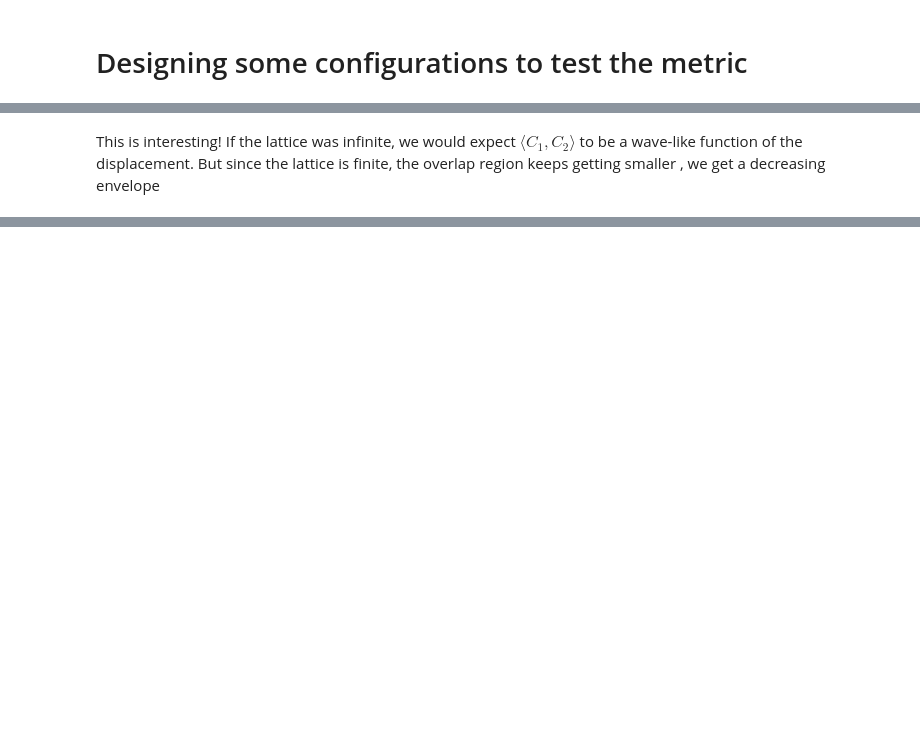
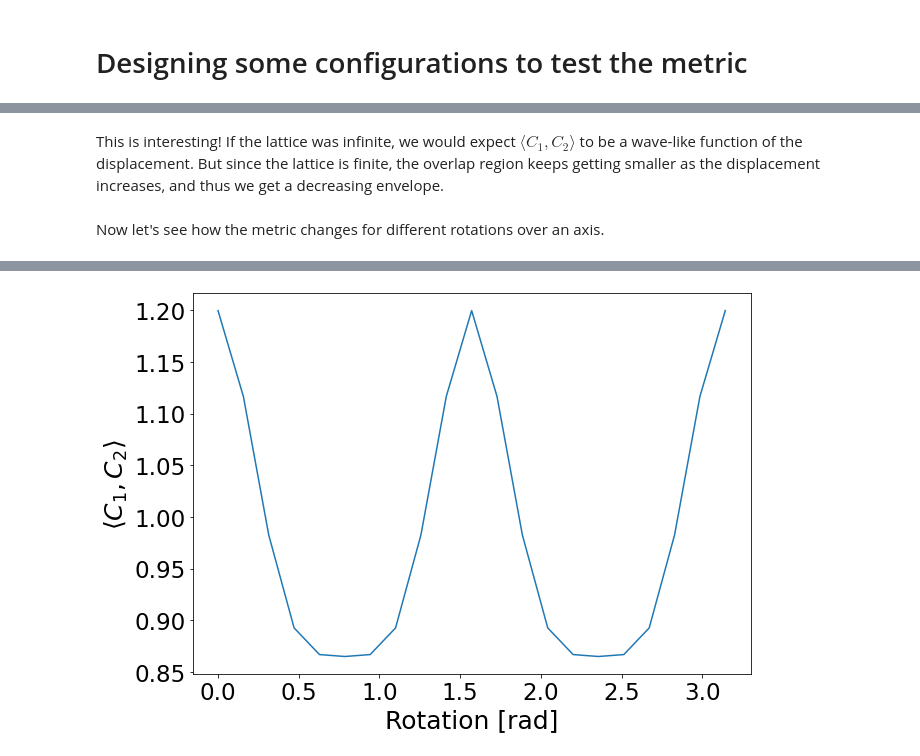
Before and after one commit to FrancoAquistapace/Gaussian_metric_MD, a Jupyter notebook: exploration.ipynb, the cells around one changed output, grey strips where cells are left out. Cells and saved outputs as stored; diff of their text form; code cells hidden in the pictures; blank space fills up the shorter version.

```diff
--- a/exploration.ipynb
+++ b/exploration.ipynb
@@ -145,3 +145,30 @@ Vector implementation finished in 47.62 s
 [figure]
-# %% [markdown]
-This is interesting! If the lattice was infinite, we would expect $\langle C_1, C_2\rangle$ to be a wave-like function  of the displacement. But since the lattice is finite, the overlap region keeps getting smaller , we get a decreasing envelope
+# %% [markdown]
+This is interesting! If the lattice was infinite, we would expect $\langle C_1, C_2\rangle$ to be a wave-like function  of the displacement. But since the lattice is finite, the overlap region keeps getting smaller as the displacement increases, and thus we get a decreasing envelope.
+# %% [markdown]
+Now let's see how the metric changes for different rotations over an axis.
+# %%
+# Set method params
+margin_size = 2
+step_size = 0.4
+# Generate reference lattice
+sc1 = gen_sc_lattice(3,3,3,1)
+# Displace it so that it's center lies on the origin
+center = np.mean(sc1, axis=0)
+sc1 = displace(sc1, center*(-1))
+# Generate multiple rotated lattices
+rot = [np.pi * 0.05 * n for n in range(21)]
+sc2 = [rotate(sc1.copy(), r, 0, 0) for r in rot]
+# Get results
+time1 = time.time()
+vector_results = [dot(sc1, sc, step_size, margin_size) for sc in sc2]
+time2 = time.time()
+print('Vector implementation finished in %.2f s' % (time2-time1))
+# Plot results
+FONTSIZE = 25
+fig, ax = plt.subplots(figsize=(10,7), nrows=1, ncols=1)
+ax.plot(rot, vector_results)
+ax.set_xlabel(r'Rotation [rad]', fontsize=FONTSIZE)
+ax.set_ylabel(r'$\langle C_1, C_2 \rangle$', fontsize=FONTSIZE)
+ax.tick_params(labelsize=FONTSIZE-2);
+# %% [output]
@@ -147,0 +176 @@ This is interesting! If the lattice was infinite, we would expect $\langle C_1,
+[figure, added]
```
Also changed, not shown: parts of 8 cells of this notebook, 1 other file.
